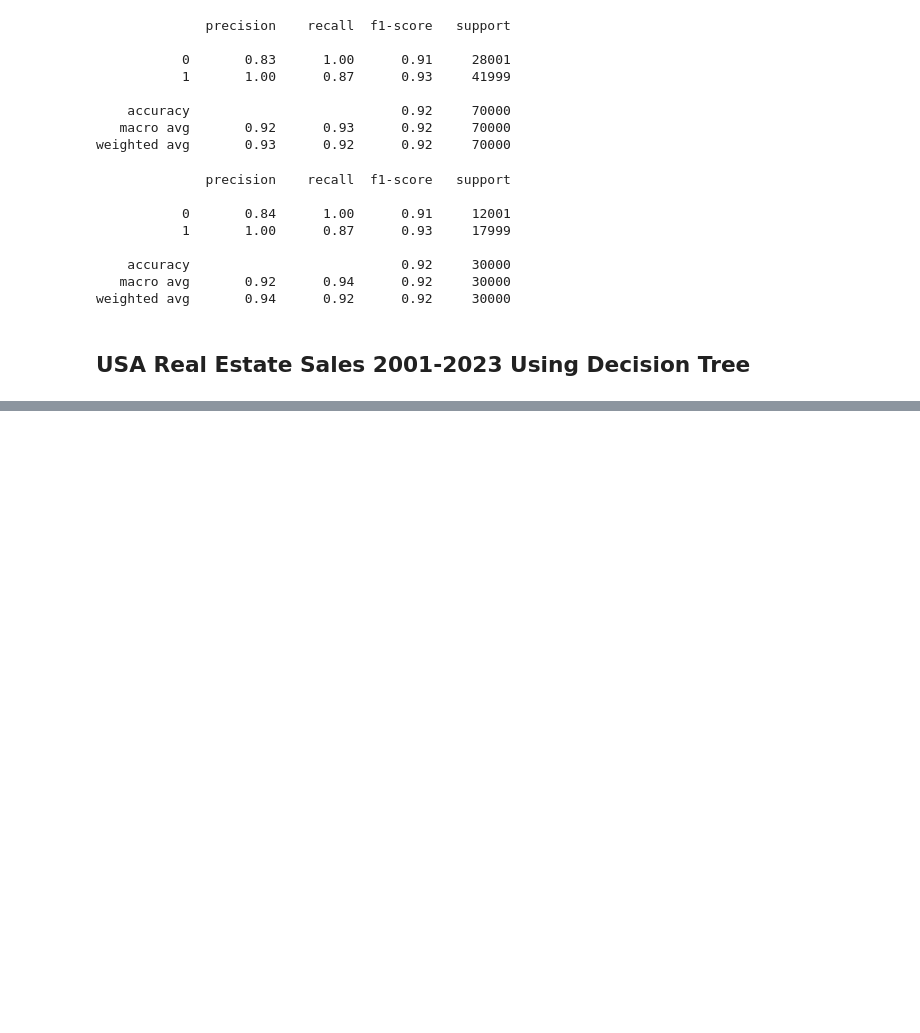
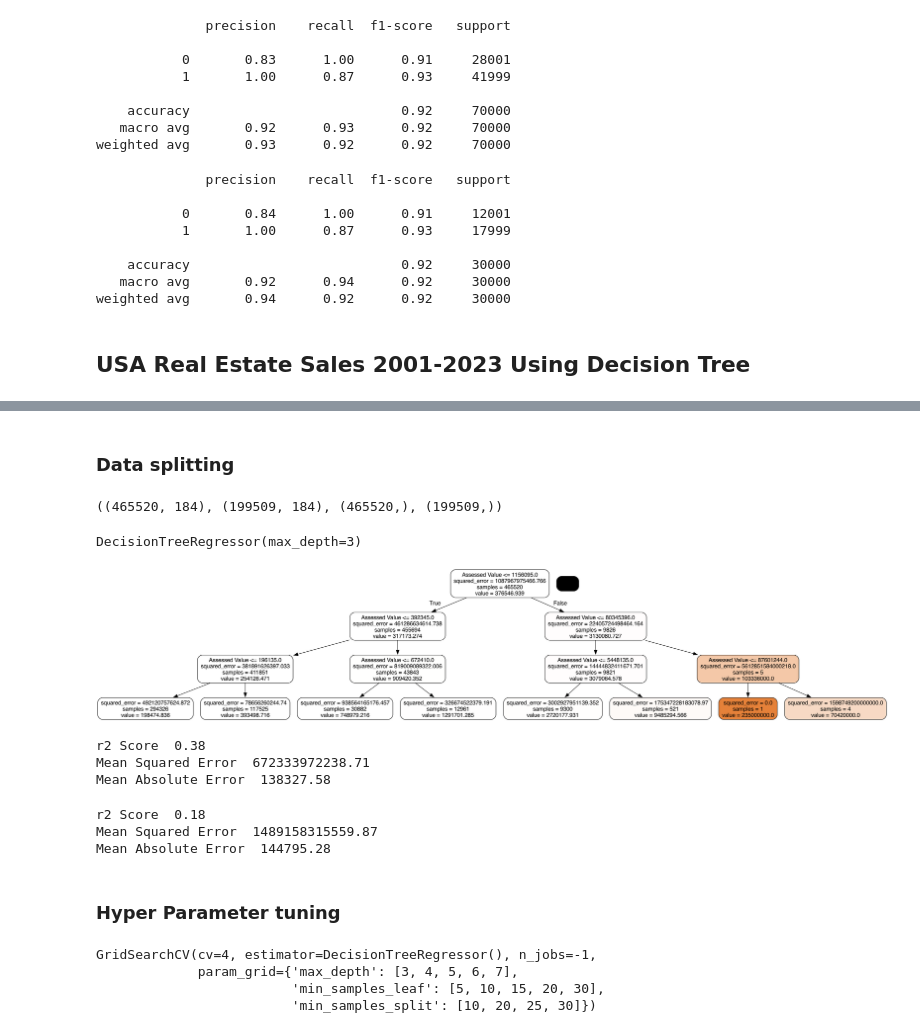
Before and after one commit to modelverseml/ml_decision_tree, a Jupyter notebook: ml_decision_tree.ipynb, the cells around one changed output, grey strips where cells are left out. Drawn from its saved outputs; the diff is of its cells as text; code cells hidden in the pictures; blank space fills up the shorter version.

```diff
--- a/ml_decision_tree.ipynb
+++ b/ml_decision_tree.ipynb
@@ -201,0 +357,37 @@ weighted avg       0.94      0.92      0.92     30000
+# %% [markdown]
+### Data splitting
+# %%
+X = final_sales.drop('Sale Amount',axis=1)
+y = final_sales['Sale Amount']
+# %%
+X_train,X_test,y_train,y_test = train_test_split(X,y,random_state=87,train_size=0.7)
+X_train.shape,X_test.shape,y_train.shape,y_test.shape
+# %% [output]
+((465520, 184), (199509, 184), (465520,), (199509,))
+# %%
+from sklearn.tree import DecisionTreeRegressor
+
+dt_reg = DecisionTreeRegressor(max_depth = 3)
+
+dt_reg.fit(X_train,y_train)
+# %% [output]
+DecisionTreeRegressor(max_depth=3)
+# %%
+# Plotting Graph
+from IPython.display import Image
+from six import StringIO
+from sklearn.tree import export_graphviz
+import pydotplus
+
+
+def get_regression_tree_graph(dt_model):
+    dot_data = StringIO()
+    export_graphviz(dt_model,out_file=dot_data,filled=True,rounded=True,
+                    feature_names=X.columns)
+    graph = pydotplus.graph_from_dot_data(dot_data.getvalue())
+    return graph
+# %%
+image = get_regression_tree_graph(dt_reg)
+Image(image.create_png())
+# %% [output]
+[figure, added]
@@ -201,0 +400,32 @@ weighted avg       0.94      0.92      0.92     30000
+# %%
+regression_metrics(y_train,dt_reg.predict(X_train))
+# %% [output]
+r2 Score  0.38
+Mean Squared Error  672333972238.71
+Mean Absolute Error  138327.58
+# %%
+regression_metrics(y_test,dt_reg.predict(X_test))
+# %% [output]
+r2 Score  0.18
+Mean Squared Error  1489158315559.87
+Mean Absolute Error  144795.28
+# %% [markdown]
+### Hyper Parameter tuning
+# %%
+params = {
+    'max_depth' : [3,4,5,6,7],
+    'min_samples_leaf':[5,10,15,20,30],
+    'min_samples_split' :[10,20,25,30],
+}
+
+dt_new_reg = DecisionTreeRegressor()
+grid_search = GridSearchCV(estimator = dt_new_reg,
+                           param_grid = params,
+                           cv=4,
+                           n_jobs=-1)
+grid_search.fit(X_train,y_train)
+# %% [output]
+GridSearchCV(cv=4, estimator=DecisionTreeRegressor(), n_jobs=-1,
+             param_grid={'max_depth': [3, 4, 5, 6, 7],
+                         'min_samples_leaf': [5, 10, 15, 20, 30],
+                         'min_samples_split': [10, 20, 25, 30]})
```
Also changed, not shown: parts of 20 cells of this notebook.
